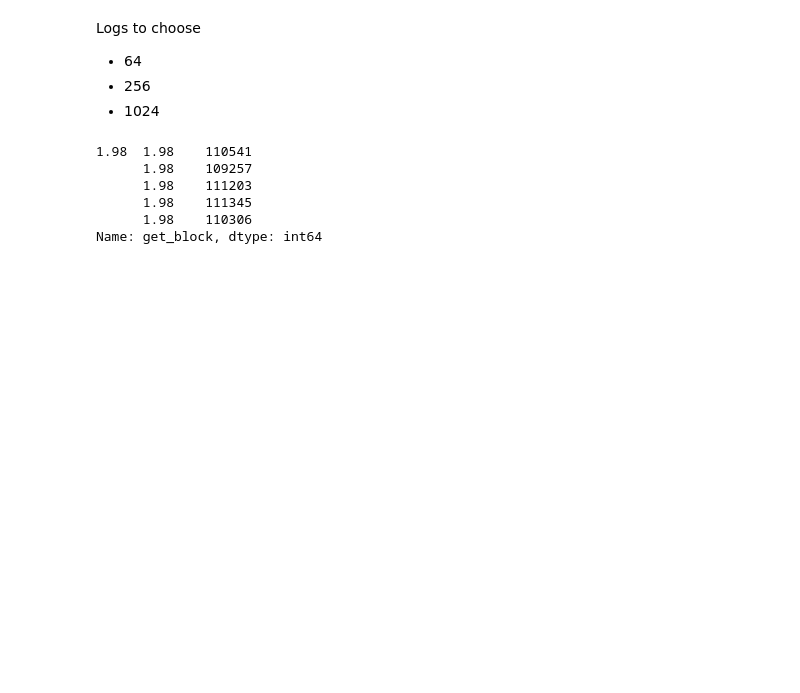
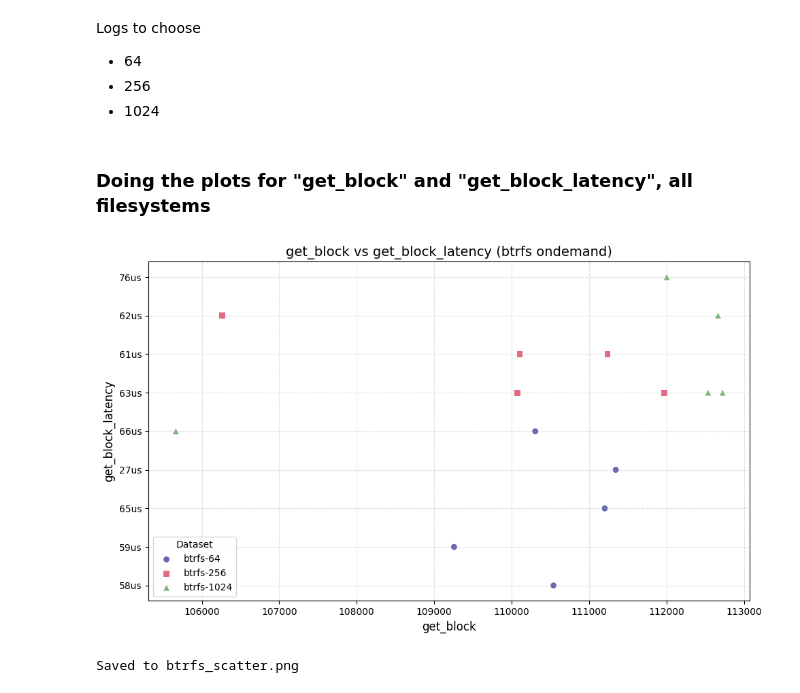
Before and after one commit to em-cd/OS-lab04, a Jupyter notebook: plots.ipynb, the cells around one changed output. Drawn from its saved outputs; the diff is of its cells as text; code cells hidden in the pictures; blank space fills up the shorter version.

```diff
--- a/plots.ipynb
+++ b/plots.ipynb
@@ -34,11 +37,2 @@ xfs1024 = pd.read_table("./OS-lab04-main/xfs/out/ondemand/1024.log", sep=",")
-# %%
-btrfs64["get_block"]
-btrfs64["get_block_latency"]
-plt.plot()
-# %% [output]
-1.98  1.98    110541
-      1.98    109257
-      1.98    111203
-      1.98    111345
-      1.98    110306
-Name: get_block, dtype: int64
+# %% [markdown]
+### Doing the plots for "get_block" and "get_block_latency", all filesystems
@@ -44,0 +69,29 @@ Name: get_block, dtype: int64
+# %%
+fig, ax = plt.subplots(figsize=(10, 6))
+
+
+for df, label, color, marker in btrfs:
+    ax.scatter(
+        df["get_block"],
+        df["get_block_latency"],
+        label=label,
+        color=color,
+        marker=marker,
+        alpha=0.6,
+        s=40,
+        edgecolors="none",
+    )
+
+ax.set_xlabel("get_block", fontsize=12)
+ax.set_ylabel("get_block_latency", fontsize=12)
+ax.set_title("get_block vs get_block_latency (btrfs ondemand)", fontsize=14)
+ax.legend(title="Dataset", fontsize=10)
+ax.grid(True, linestyle="--", alpha=0.4)
+
+plt.tight_layout()
+plt.savefig("btrfs_scatter.png", dpi=150)
+plt.show()
+print("Saved to btrfs_scatter.png")
+# %% [output]
+[figure, added]
+Saved to btrfs_scatter.png
```
Also changed, not shown: parts of 2 cells of this notebook, 1 other file.
